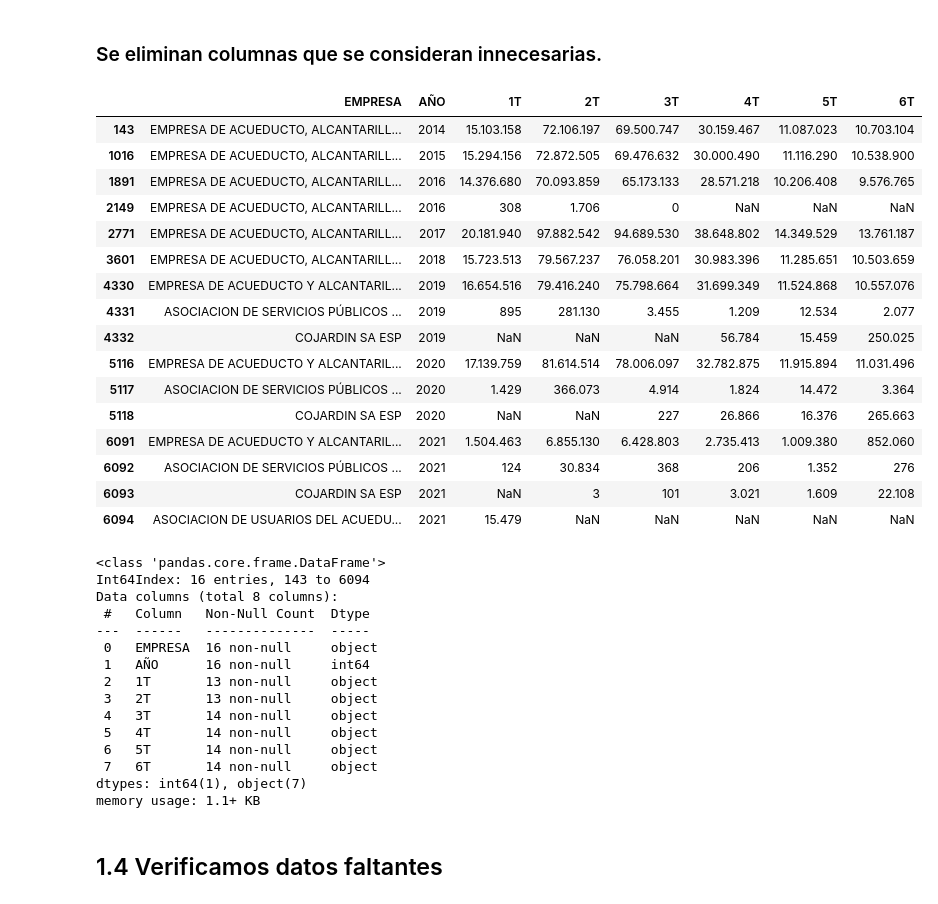
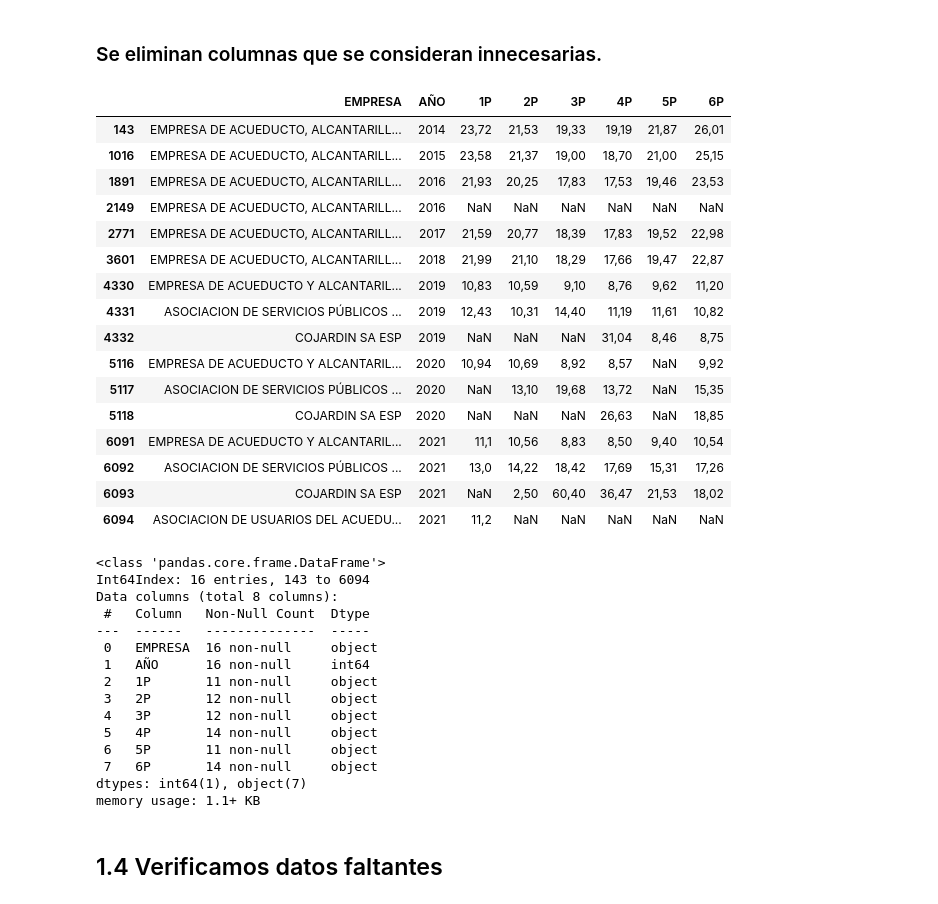
Before and after one commit to 1012357482/ConsumoAguaSeriesTemporales, a Jupyter notebook: ConsumoAguaSeriesTemporales.ipynb, the cells around one changed output. Saved outputs shown, nothing was run; the diff lists cells and outputs as text; code cells hidden in the pictures.

```diff
--- a/ConsumoAguaSeriesTemporales.ipynb
+++ b/ConsumoAguaSeriesTemporales.ipynb
@@ -123,9 +144,9 @@ array(['PUERTO NARINO', 'MONTEBELLO', 'PUERTO NARE', 'LA UNION',
       dtype=object)
 # %%
 in_bogota= dataset_general['MUNICIPIO'] == "BOGOTA, D.C."
-dataset_bogota=dataset_general[in_bogota]
-dataset_bogota.info()
-dataset_bogota
+dataset_bogota_2014_2021=dataset_general[in_bogota]
+dataset_bogota_2014_2021.info()
+dataset_bogota_2014_2021
 # %% [output]
 <class 'pandas.core.frame.DataFrame'>
 Int64Index: 16 entries, 143 to 6094
@@ -164,31 +185,31 @@ memory usage: 2.4+ KB
 # %% [markdown]
 ### Se eliminan columnas que se consideran innecesarias.
 # %%
-dataini = dataset_bogota
+dataini = dataset_bogota_2014_2021
 # axis=1 --> elimina columnas
-dataini = dataini.drop(['IDENTIFICADOR EMPRESA','CÓDIGO DANE','DEPARTAMENTO','MUNICIPIO','1P','2P','3P','4P','5P','6P' ], axis=1)
-dataset_bogota=dataini
-dataset_bogota
+dataini = dataini.drop(['IDENTIFICADOR EMPRESA','CÓDIGO DANE','DEPARTAMENTO','MUNICIPIO','1T','2T','3T','4T','5T','6T' ], axis=1)
+dataset_bogota_2014_2021=dataini
+dataset_bogota_2014_2021
 # %% [output]
-|  | EMPRESA | AÑO | 1T | 2T | 3T | 4T | 5T | 6T |
-| 143 | EMPRESA DE ACUEDUCTO, ALCANTARILL... | 2014 | 15.103.158 | 72.106.197 | 69.500.747 | 30.159.467 | 11.087.023 | 10.703.104 |
-| 1016 | EMPRESA DE ACUEDUCTO, ALCANTARILL... | 2015 | 15.294.156 | 72.872.505 | 69.476.632 | 30.000.490 | 11.116.290 | 10.538.900 |
-| 1891 | EMPRESA DE ACUEDUCTO, ALCANTARILL... | 2016 | 14.376.680 | 70.093.859 | 65.173.133 | 28.571.218 | 10.206.408 | 9.576.765 |
-| 2149 | EMPRESA DE ACUEDUCTO, ALCANTARILL... | 2016 | 308 | 1.706 | 0 | NaN | NaN | NaN |
-| 2771 | EMPRESA DE ACUEDUCTO, ALCANTARILL... | 2017 | 20.181.940 | 97.882.542 | 94.689.530 | 38.648.802 | 14.349.529 | 13.761.187 |
-| 3601 | EMPRESA DE ACUEDUCTO, ALCANTARILL... | 2018 | 15.723.513 | 79.567.237 | 76.058.201 | 30.983.396 | 11.285.651 | 10.503.659 |
-| 4330 | EMPRESA DE ACUEDUCTO Y ALCANTARIL... | 2019 | 16.654.516 | 79.416.240 | 75.798.664 | 31.699.349 | 11.524.868 | 10.557.076 |
-| 4331 | ASOCIACION DE SERVICIOS PÚBLICOS ... | 2019 | 895 | 281.130 | 3.455 | 1.209 | 12.534 | 2.077 |
-| 4332 | COJARDIN SA ESP | 2019 | NaN | NaN | NaN | 56.784 | 15.459 | 250.025 |
-| 5116 | EMPRESA DE ACUEDUCTO Y ALCANTARIL... | 2020 | 17.139.759 | 81.614.514 | 78.006.097 | 32.782.875 | 11.915.894 | 11.031.496 |
-| 5117 | ASOCIACION DE SERVICIOS PÚBLICOS ... | 2020 | 1.429 | 366.073 | 4.914 | 1.824 | 14.472 | 3.364 |
-| 5118 | COJARDIN SA ESP | 2020 | NaN | NaN | 227 | 26.866 | 16.376 | 265.663 |
-| 6091 | EMPRESA DE ACUEDUCTO Y ALCANTARIL... | 2021 | 1.504.463 | 6.855.130 | 6.428.803 | 2.735.413 | 1.009.380 | 852.060 |
-| 6092 | ASOCIACION DE SERVICIOS PÚBLICOS ... | 2021 | 124 | 30.834 | 368 | 206 | 1.352 | 276 |
-| 6093 | COJARDIN SA ESP | 2021 | NaN | 3 | 101 | 3.021 | 1.609 | 22.108 |
-| 6094 | ASOCIACION DE USUARIOS DEL ACUEDU... | 2021 | 15.479 | NaN | NaN | NaN | NaN | NaN |
+|  | EMPRESA | AÑO | 1P | 2P | 3P | 4P | 5P | 6P |
+| 143 | EMPRESA DE ACUEDUCTO, ALCANTARILL... | 2014 | 23,72 | 21,53 | 19,33 | 19,19 | 21,87 | 26,01 |
+| 1016 | EMPRESA DE ACUEDUCTO, ALCANTARILL... | 2015 | 23,58 | 21,37 | 19,00 | 18,70 | 21,00 | 25,15 |
+| 1891 | EMPRESA DE ACUEDUCTO, ALCANTARILL... | 2016 | 21,93 | 20,25 | 17,83 | 17,53 | 19,46 | 23,53 |
+| 2149 | EMPRESA DE ACUEDUCTO, ALCANTARILL... | 2016 | NaN | NaN | NaN | NaN | NaN | NaN |
+| 2771 | EMPRESA DE ACUEDUCTO, ALCANTARILL... | 2017 | 21,59 | 20,77 | 18,39 | 17,83 | 19,52 | 22,98 |
+| 3601 | EMPRESA DE ACUEDUCTO, ALCANTARILL... | 2018 | 21,99 | 21,10 | 18,29 | 17,66 | 19,47 | 22,87 |
+| 4330 | EMPRESA DE ACUEDUCTO Y ALCANTARIL... | 2019 | 10,83 | 10,59 | 9,10 | 8,76 | 9,62 | 11,20 |
+| 4331 | ASOCIACION DE SERVICIOS PÚBLICOS ... | 2019 | 12,43 | 10,31 | 14,40 | 11,19 | 11,61 | 10,82 |
+| 4332 | COJARDIN SA ESP | 2019 | NaN | NaN | NaN | 31,04 | 8,46 | 8,75 |
+| 5116 | EMPRESA DE ACUEDUCTO Y ALCANTARIL... | 2020 | 10,94 | 10,69 | 8,92 | 8,57 | NaN | 9,92 |
+| 5117 | ASOCIACION DE SERVICIOS PÚBLICOS ... | 2020 | NaN | 13,10 | 19,68 | 13,72 | NaN | 15,35 |
+| 5118 | COJARDIN SA ESP | 2020 | NaN | NaN | NaN | 26,63 | NaN | 18,85 |
+| 6091 | EMPRESA DE ACUEDUCTO Y ALCANTARIL... | 2021 | 11,1 | 10,56 | 8,83 | 8,50 | 9,40 | 10,54 |
+| 6092 | ASOCIACION DE SERVICIOS PÚBLICOS ... | 2021 | 13,0 | 14,22 | 18,42 | 17,69 | 15,31 | 17,26 |
+| 6093 | COJARDIN SA ESP | 2021 | NaN | 2,50 | 60,40 | 36,47 | 21,53 | 18,02 |
+| 6094 | ASOCIACION DE USUARIOS DEL ACUEDU... | 2021 | 11,2 | NaN | NaN | NaN | NaN | NaN |
 # %%
-dataset_bogota.info()
+dataset_bogota_2014_2021.info()
 # %% [output]
 <class 'pandas.core.frame.DataFrame'>
 Int64Index: 16 entries, 143 to 6094
@@ -197,12 +218,12 @@ Data columns (total 8 columns):
 ---  ------   --------------  -----
  0   EMPRESA  16 non-null     object
  1   AÑO      16 non-null     int64
- 2   1T       13 non-null     object
- 3   2T       13 non-null     object
- 4   3T       14 non-null     object
- 5   4T       14 non-null     object
- 6   5T       14 non-null     object
- 7   6T       14 non-null     object
+ 2   1P       11 non-null     object
+ 3   2P       12 non-null     object
+ 4   3P       12 non-null     object
+ 5   4P       14 non-null     object
+ 6   5P       11 non-null     object
+ 7   6P       14 non-null     object
 dtypes: int64(1), object(7)
 memory usage: 1.1+ KB
 # %% [markdown]
```
Also changed, not shown: parts of 44 cells of this notebook.
